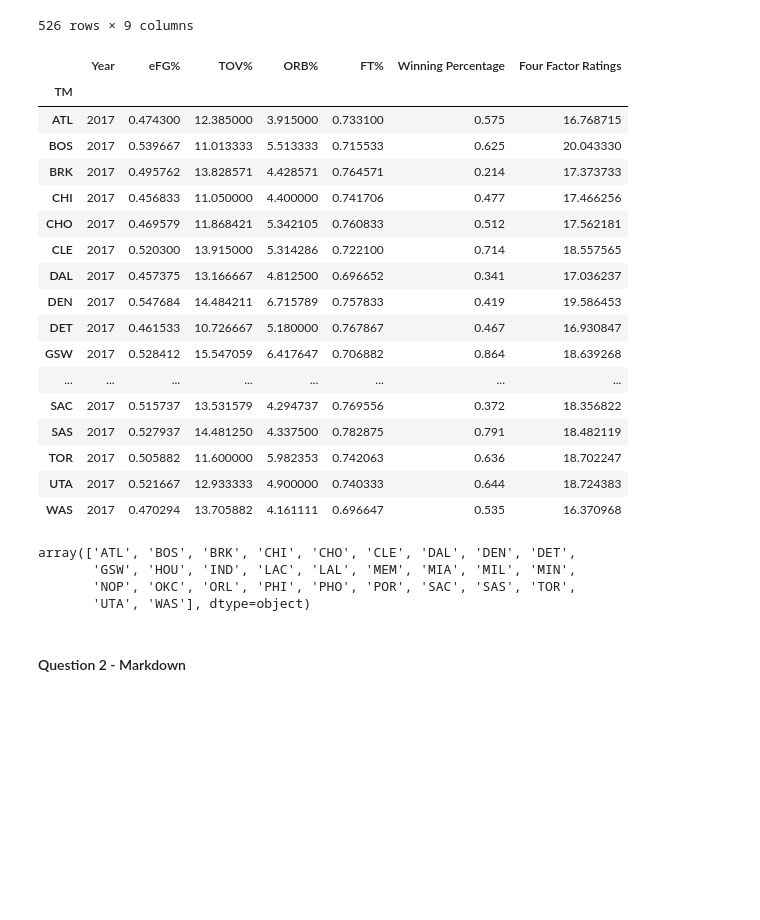
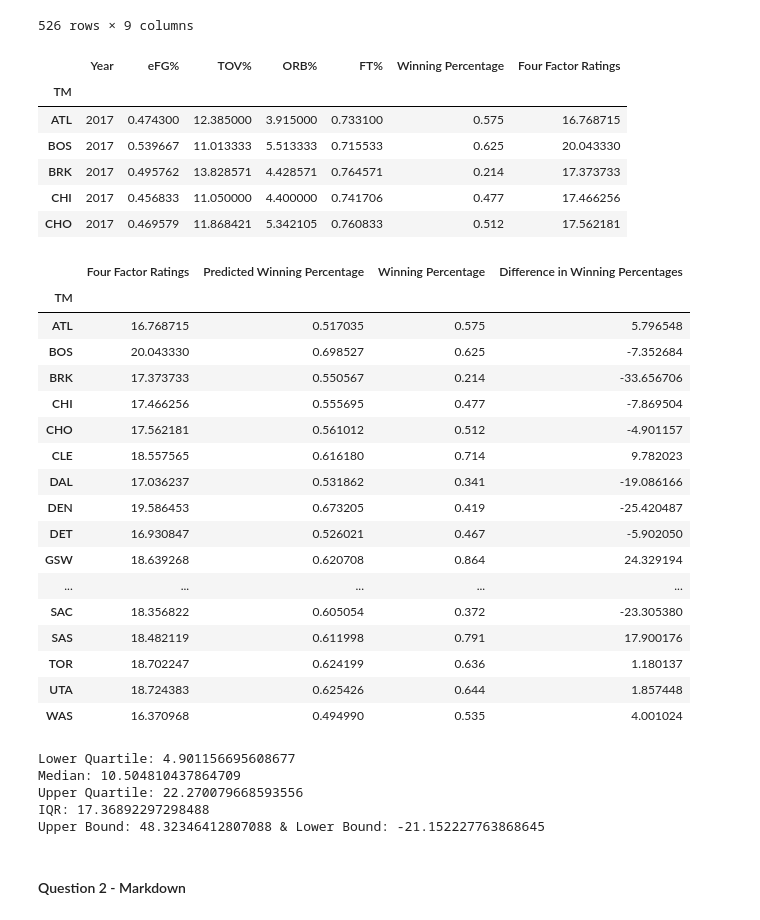
Before and after one commit to Kate-Yayla/Project1-Historical-NBA-Analysis, a Jupyter notebook: NBA Analysis.ipynb, the cells around one changed output. Drawn from its saved outputs; the diff is of its cells as text; code cells hidden in the pictures; blank space fills up the shorter version.

```diff
--- a/NBA Analysis.ipynb
+++ b/NBA Analysis.ipynb
@@ -225,30 +225,12 @@ four_factor_2017season
 526 rows × 9 columns
 # %%
 team_4factor_2017 = four_factor_2017season.groupby("TM").mean()
-team_4factor_2017
+team_4factor_2017.head()
 # %% [output]
 |  | Year | eFG% | TOV% | ORB% | FT% | Winning Percentage | Four Factor Ratings |
 | TM |  |  |  |  |  |  |  |
 | ATL | 2017 | 0.474300 | 12.385000 | 3.915000 | 0.733100 | 0.575 | 16.768715 |
 | BOS | 2017 | 0.539667 | 11.013333 | 5.513333 | 0.715533 | 0.625 | 20.043330 |
 | BRK | 2017 | 0.495762 | 13.828571 | 4.428571 | 0.764571 | 0.214 | 17.373733 |
 | CHI | 2017 | 0.456833 | 11.050000 | 4.400000 | 0.741706 | 0.477 | 17.466256 |
 | CHO | 2017 | 0.469579 | 11.868421 | 5.342105 | 0.760833 | 0.512 | 17.562181 |
-| CLE | 2017 | 0.520300 | 13.915000 | 5.314286 | 0.722100 | 0.714 | 18.557565 |
-| DAL | 2017 | 0.457375 | 13.166667 | 4.812500 | 0.696652 | 0.341 | 17.036237 |
-| DEN | 2017 | 0.547684 | 14.484211 | 6.715789 | 0.757833 | 0.419 | 19.586453 |
-| DET | 2017 | 0.461533 | 10.726667 | 5.180000 | 0.767867 | 0.467 | 16.930847 |
-| GSW | 2017 | 0.528412 | 15.547059 | 6.417647 | 0.706882 | 0.864 | 18.639268 |
-| ... | ... | ... | ... | ... | ... | ... | ... |
-| SAC | 2017 | 0.515737 | 13.531579 | 4.294737 | 0.769556 | 0.372 | 18.356822 |
-| SAS | 2017 | 0.527937 | 14.481250 | 4.337500 | 0.782875 | 0.791 | 18.482119 |
-| TOR | 2017 | 0.505882 | 11.600000 | 5.982353 | 0.742063 | 0.636 | 18.702247 |
-| UTA | 2017 | 0.521667 | 12.933333 | 4.900000 | 0.740333 | 0.644 | 18.724383 |
-| WAS | 2017 | 0.470294 | 13.705882 | 4.161111 | 0.696647 | 0.535 | 16.370968 |
-# %%
-team_4factor_2017.index.values
-# %% [output]
-array(['ATL', 'BOS', 'BRK', 'CHI', 'CHO', 'CLE', 'DAL', 'DEN', 'DET',
-       'GSW', 'HOU', 'IND', 'LAC', 'LAL', 'MEM', 'MIA', 'MIL', 'MIN',
-       'NOP', 'OKC', 'ORL', 'PHI', 'PHO', 'POR', 'SAC', 'SAS', 'TOR',
-       'UTA', 'WAS'], dtype=object)
@@ -255,3 +241,46 @@ array(['ATL', 'BOS', 'BRK', 'CHI', 'CHO', 'CLE', 'DAL', 'DEN', 'DET',
+# %%
+winning_percentages_analysis_2017 = team_4factor_2017[["Four Factor Ratings", "Predicted Winning Percentage", "Winning Percentage", "Difference in Winning Percentages"]]
+winning_percentages_analysis_2017
+# %% [output]
+|  | Four Factor Ratings | Predicted Winning Percentage | Winning Percentage | Difference in Winning Percentages |
+| TM |  |  |  |  |
+| ATL | 16.768715 | 0.517035 | 0.575 | 5.796548 |
+| BOS | 20.043330 | 0.698527 | 0.625 | -7.352684 |
+| BRK | 17.373733 | 0.550567 | 0.214 | -33.656706 |
+| CHI | 17.466256 | 0.555695 | 0.477 | -7.869504 |
+| CHO | 17.562181 | 0.561012 | 0.512 | -4.901157 |
+| CLE | 18.557565 | 0.616180 | 0.714 | 9.782023 |
+| DAL | 17.036237 | 0.531862 | 0.341 | -19.086166 |
+| DEN | 19.586453 | 0.673205 | 0.419 | -25.420487 |
+| DET | 16.930847 | 0.526021 | 0.467 | -5.902050 |
+| GSW | 18.639268 | 0.620708 | 0.864 | 24.329194 |
+| ... | ... | ... | ... | ... |
+| SAC | 18.356822 | 0.605054 | 0.372 | -23.305380 |
+| SAS | 18.482119 | 0.611998 | 0.791 | 17.900176 |
+| TOR | 18.702247 | 0.624199 | 0.636 | 1.180137 |
+| UTA | 18.724383 | 0.625426 | 0.644 | 1.857448 |
+| WAS | 16.370968 | 0.494990 | 0.535 | 4.001024 |
+# %%
+wp_quartiles = winning_percentages_analysis_2017["Difference in Winning Percentages"].abs().quantile([.25,.5,.75])
+lowerq_wp = wp_quartiles[.25]
+median_wp = wp_quartiles[.5]
+upperq_wp = wp_quartiles[.75]
+iqr_wp = upperq_wp -lowerq_wp
+lower_bound_wp = lowerq_wp - (1.5*iqr_wp)
+upper_bound_wp = upperq_wp + (1.5*iqr_wp)
+
+
+print(f"Lower Quartile: {lowerq_wp}\n"
+      f"Median: {median_wp}\n"
+      f"Upper Quartile: {upperq_wp}\n"
+      f"IQR: {iqr_wp}\n"
+      f"Upper Bound: {upper_bound_wp} & Lower Bound: {lower_bound_wp}\n")
+# %% [output]
+Lower Quartile: 4.901156695608677
+Median: 10.504810437864709
+Upper Quartile: 22.270079668593556
+IQR: 17.36892297298488
+Upper Bound: 48.32346412807088 & Lower Bound: -21.152227763868645
 # %% [markdown]
 #### Question 2 - Markdown
 # %%
```
Also changed, not shown: parts of 8 cells of this notebook.
